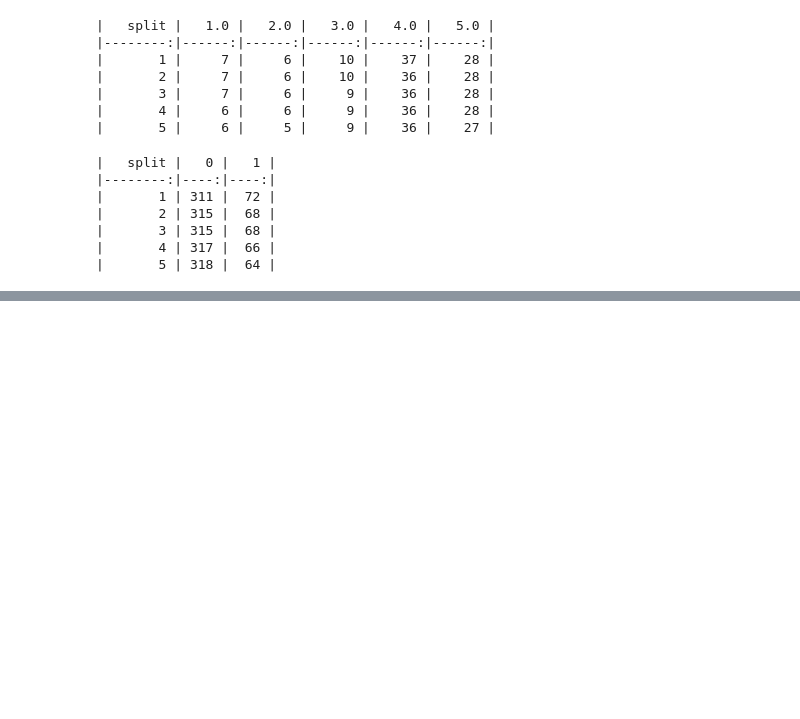
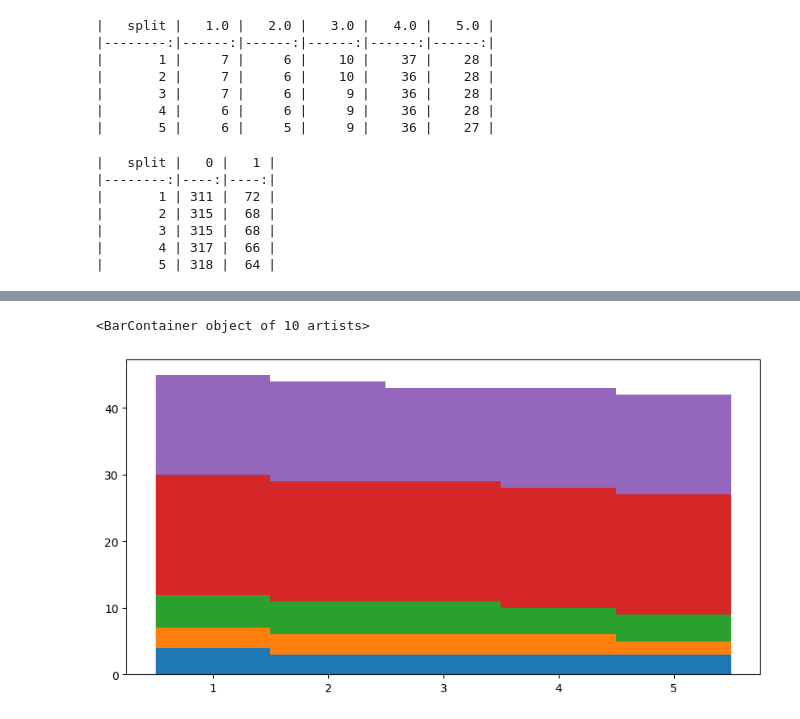
Before and after one commit to JulioHC00/cmesrc, a Jupyter notebook: notebooks/36-jhc-data_reduction_summary.ipynb, the cells around one changed output, grey strips where cells are left out. Drawn from its saved outputs; the diff is of its cells as text; code cells hidden in the pictures; blank space fills up the shorter version.

```diff
--- a/notebooks/36-jhc-data_reduction_summary.ipynb
+++ b/notebooks/36-jhc-data_reduction_summary.ipynb
@@ -322,0 +377,17 @@ print(nreg_pivot.to_markdown())
+# %%
+# Now the number of CMEs by verif level (stack) one column per split (we have to group)
+
+ncmedf = df.groupby(['split', 'subsplit']).sum().reset_index()
+
+fig, ax = plt.subplots(figsize=(10, 5))
+
+width = 1
+
+ax.bar(ncmedf["split"], ncmedf["n_cme_level_1"], label="Verification level 1", width=width)
+ax.bar(ncmedf["split"], ncmedf["n_cme_level_2"], bottom=ncmedf["n_cme_level_1"], label="Verification level 2", width=width)
+ax.bar(ncmedf["split"], ncmedf["n_cme_level_3"], bottom=ncmedf["n_cme_level_1"]+ncmedf["n_cme_level_2"], label="Verification level 3", width=width)
+ax.bar(ncmedf["split"], ncmedf["n_cme_level_4"], bottom=ncmedf["n_cme_level_1"]+ncmedf["n_cme_level_2"]+ncmedf["n_cme_level_3"], label="Verification level 4", width=width)
+ax.bar(ncmedf["split"], ncmedf["n_cme_level_5"], bottom=ncmedf["n_cme_level_1"]+ncmedf["n_cme_level_2"]+ncmedf["n_cme_level_3"]+ncmedf["n_cme_level_4"], label="Verification level 5", width=width)
+# %% [output]
+<BarContainer object of 10 artists>
+[figure, added]
```
Also changed, not shown: parts of 4 cells of this notebook, 1 other file.
